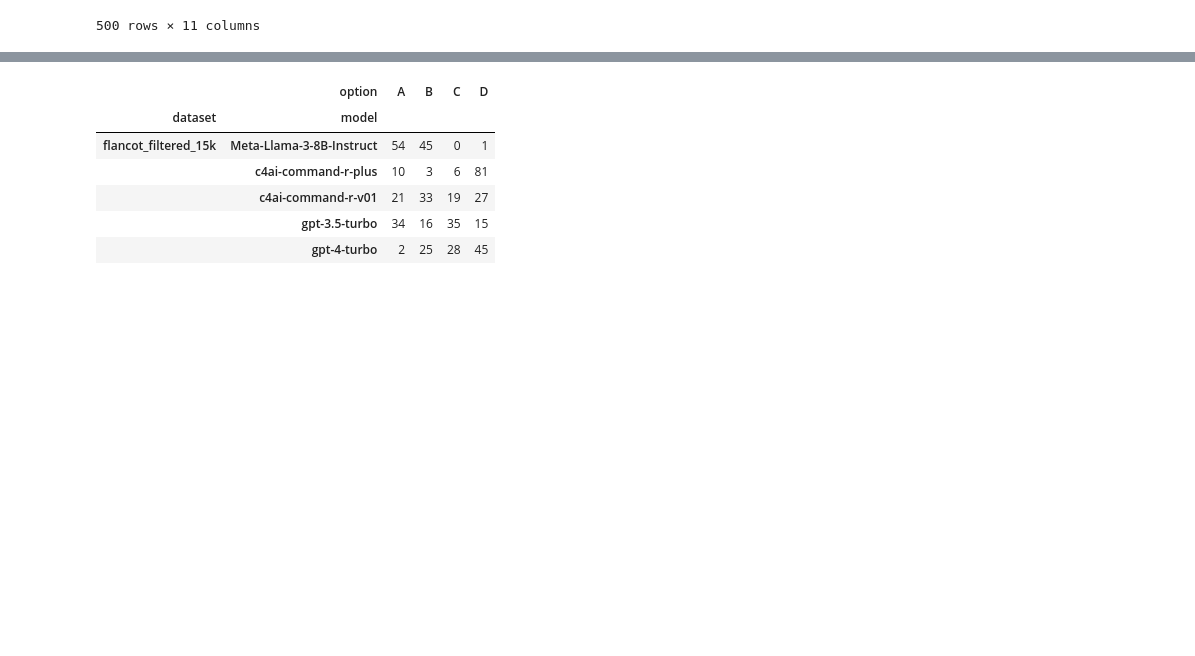
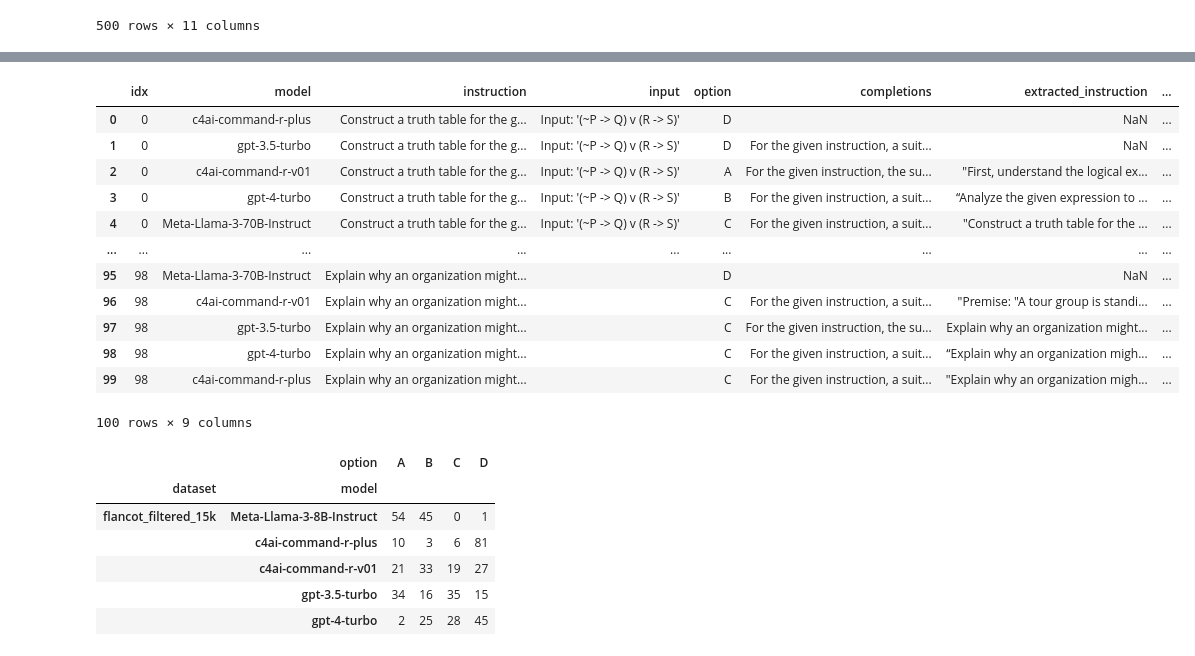
Before and after one commit to simonucl/Seq_IT, a Jupyter notebook: self-seq/data/analyse_results.ipynb, the cells around one changed output, grey strips where cells are left out. Saved outputs shown, nothing was run; the diff lists cells and outputs as text; code cells hidden in the pictures; blank space fills up the shorter version.

```diff
--- a/self-seq/data/analyse_results.ipynb
+++ b/self-seq/data/analyse_results.ipynb
@@ -103,13 +103,27 @@ sampled_df
 # %%
 # randomly flip the model column within each idx
 sampled_df = sampled_df.reset_index()
 for idx in sampled_df["idx"].unique():
     sampled_df.loc[sampled_df["idx"] == idx, "model"] = sampled_df.loc[sampled_df["idx"] == idx, "model"].sample(frac=1).values
 # sampled_df = sampled_df.set_index(["idx", "model"])
 # sampled_df = sampled_df.sort_index()
 sampled_df
 # save to csv
-sampled_df.to_csv(f"{dataset_name}-{suffix}-sampled.csv", index=False)
+# sampled_df.to_csv(f"{dataset_name}-{suffix}-sampled-test.csv", index=False)
+# %% [output]
+|  | idx | model | instruction | input | option | completions | extracted_instruction | ... |
+| 0 | 0 | c4ai-command-r-plus | Construct a truth table for the g... | Input: '(~P -> Q) v (R -> S)' | D |  | NaN | ... |
+| 1 | 0 | gpt-3.5-turbo | Construct a truth table for the g... | Input: '(~P -> Q) v (R -> S)' | D | For the given instruction, a suit... | NaN | ... |
+| 2 | 0 | c4ai-command-r-v01 | Construct a truth table for the g... | Input: '(~P -> Q) v (R -> S)' | A | For the given instruction, the su... | "First, understand the logical ex... | ... |
+| 3 | 0 | gpt-4-turbo | Construct a truth table for the g... | Input: '(~P -> Q) v (R -> S)' | B | For the given instruction, a suit... | “Analyze the given expression to ... | ... |
+| 4 | 0 | Meta-Llama-3-70B-Instruct | Construct a truth table for the g... | Input: '(~P -> Q) v (R -> S)' | C | For the given instruction, a suit... | "Construct a truth table for the ... | ... |
+| ... | ... | ... | ... | ... | ... | ... | ... | ... |
+| 95 | 98 | Meta-Llama-3-70B-Instruct | Explain why an organization might... |  | D |  | NaN | ... |
+| 96 | 98 | c4ai-command-r-v01 | Explain why an organization might... |  | C | For the given instruction, a suit... | "Premise: "A tour group is standi... | ... |
+| 97 | 98 | gpt-3.5-turbo | Explain why an organization might... |  | C | For the given instruction, the su... | Explain why an organization might... | ... |
+| 98 | 98 | gpt-4-turbo | Explain why an organization might... |  | C | For the given instruction, a suit... | “Explain why an organization migh... | ... |
+| 99 | 98 | c4ai-command-r-plus | Explain why an organization might... |  | C | For the given instruction, a suit... | "Explain why an organization migh... | ... |
+100 rows × 9 columns
 # %%
 # measure the count of option between different models
 df.groupby(["dataset", "model", "option"]).size().unstack(fill_value=0)
```
Also changed, not shown: parts of 4 cells of this notebook, 5 other files.
